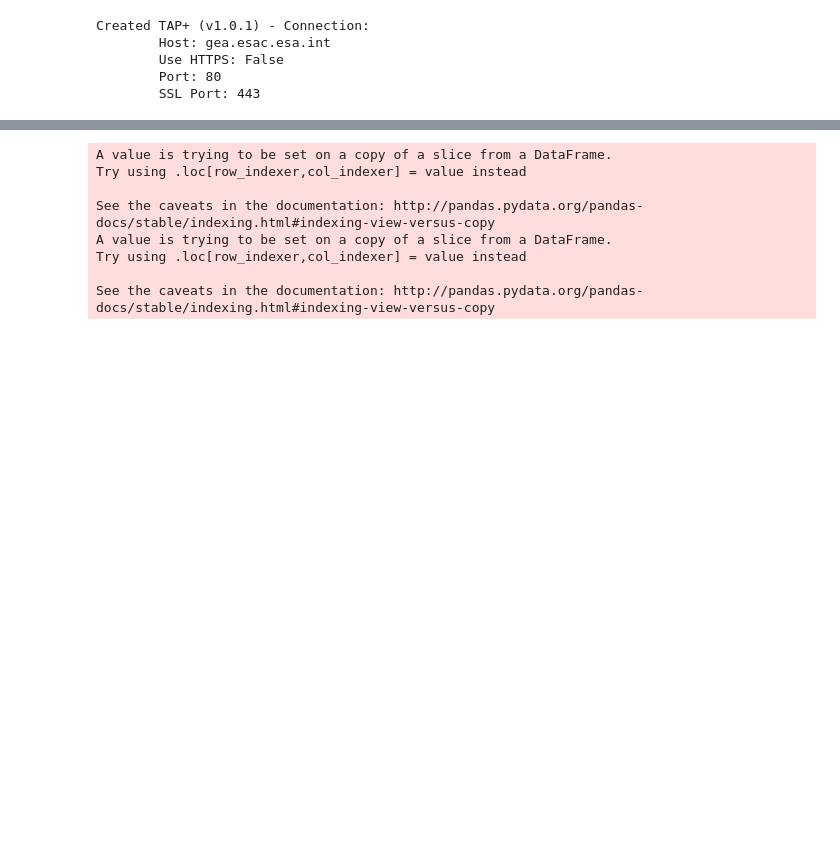
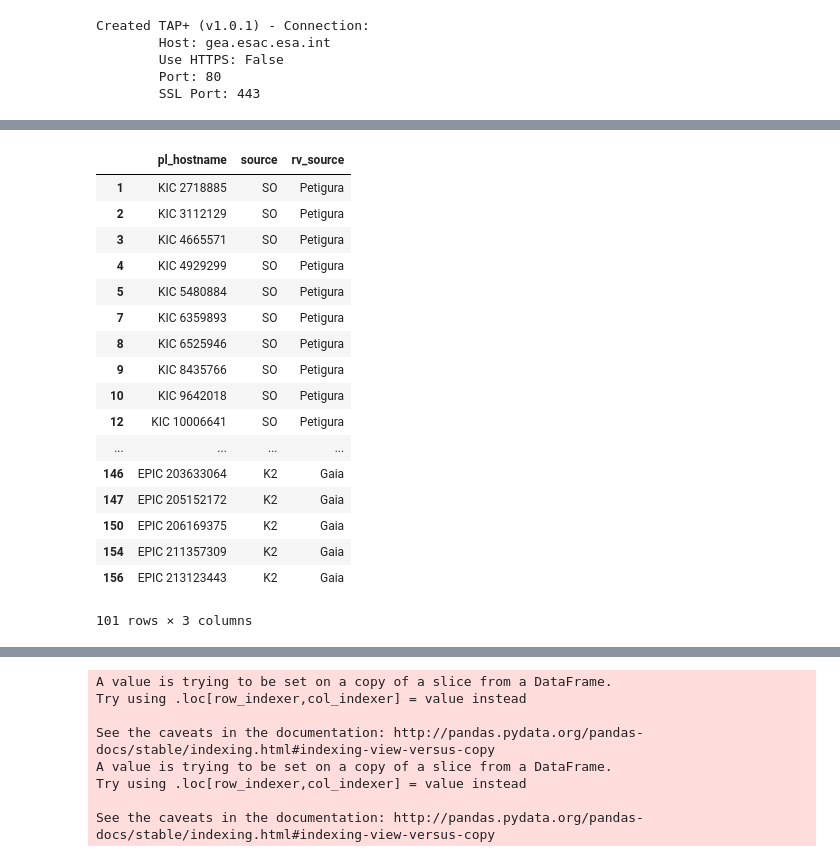
Before and after one commit to jacobhhamer/USP_Project, a Jupyter notebook: USP_Destruction_Paper.ipynb, the cells around one changed output, grey strips where cells are left out. Saved outputs shown, nothing was run; the diff lists cells and outputs as text; code cells hidden in the pictures; blank space fills up the shorter version.

```diff
--- a/USP_Destruction_Paper.ipynb
+++ b/USP_Destruction_Paper.ipynb
@@ -996,3 +1044,24 @@ sousps.loc[sousps.radial_velocity.isnull(), ['pl_hostname', 'source', 'phot_g_me
+# %%
+sousps.loc[~sousps.radial_velocity.isnull(), ['pl_hostname', 'source', 'rv_source']]
+# %% [output]
+|  | pl_hostname | source | rv_source |
+| 1 | KIC 2718885 | SO | Petigura |
+| 2 | KIC 3112129 | SO | Petigura |
+| 3 | KIC 4665571 | SO | Petigura |
+| 4 | KIC 4929299 | SO | Petigura |
+| 5 | KIC 5480884 | SO | Petigura |
+| 7 | KIC 6359893 | SO | Petigura |
+| 8 | KIC 6525946 | SO | Petigura |
+| 9 | KIC 8435766 | SO | Petigura |
+| 10 | KIC 9642018 | SO | Petigura |
+| 12 | KIC 10006641 | SO | Petigura |
+| ... | ... | ... | ... |
+| 146 | EPIC 203633064 | K2 | Gaia |
+| 147 | EPIC 205152172 | K2 | Gaia |
+| 150 | EPIC 206169375 | K2 | Gaia |
+| 154 | EPIC 211357309 | K2 | Gaia |
+| 156 | EPIC 213123443 | K2 | Gaia |
+101 rows × 3 columns
 # %%
 unique_sousps=sousps.drop_duplicates('designation', inplace=False)
 unique_dr25usps=dr25usps.drop_duplicates('designation',inplace=False)
```
Also changed, not shown: parts of 25 cells of this notebook, 4 other files.
